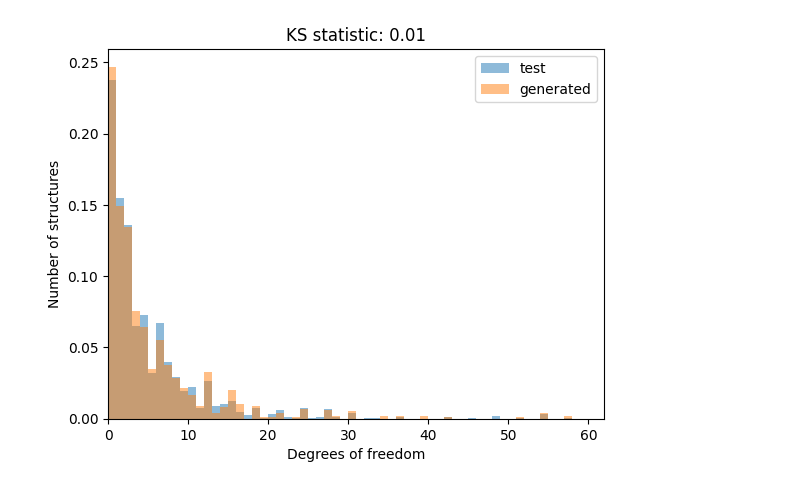
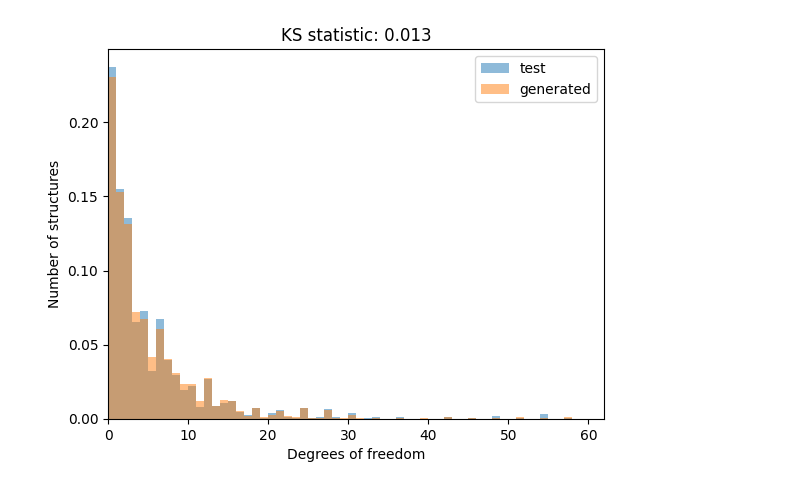
Before and after one commit to kedhip/WyckoffTransformer, a Jupyter notebook: statistical_evaluation.ipynb, the cells around one changed output. Saved outputs shown, nothing was run; the diff lists cells and outputs as text; code cells hidden in the pictures.

```diff
--- a/statistical_evaluation.ipynb
+++ b/statistical_evaluation.ipynb
@@ -3,7 +3,7 @@ from pyxtal import pyxtal
 # %%
 import gzip
 import json
-with gzip.open('runs/maqpu3ee/generated_wp.json.gz', 'rt') as f:
+with gzip.open('test_naive_va_calib.json.gz', 'rt') as f:
     generated_wychoffs = json.load(f)
 print(f"Loaded {len(generated_wychoffs)} generated wychoffs")
 # %% [output]
@@ -155,12 +155,12 @@ test_dof = datasets_pd['test']['dof'].apply(sum)
 # %%
 fig, ax = plt.subplots()
 bins=range(test_dof.max())
 ax.hist(test_dof, bins=bins, alpha=0.5, label='test', density=True)
 ax.hist(generated_dof, bins=bins, alpha=0.5, label='generated', density=True)
 ax.set_xlabel('Degrees of freedom')
 ax.set_ylabel('Number of structures')
-ax.set_title(f"KS statistic: {kstest(test_dof, generated_dof).statistic:.2f}")
+ax.set_title(f"KS statistic: {kstest(test_dof, generated_dof).statistic:.3f}")
 ax.legend()
 ax.set_xlim(0);
 # %% [output]
-[figure, old version]
+[figure, new version]
```
Also changed, not shown: parts of 5 cells of this notebook, 3 other files.
